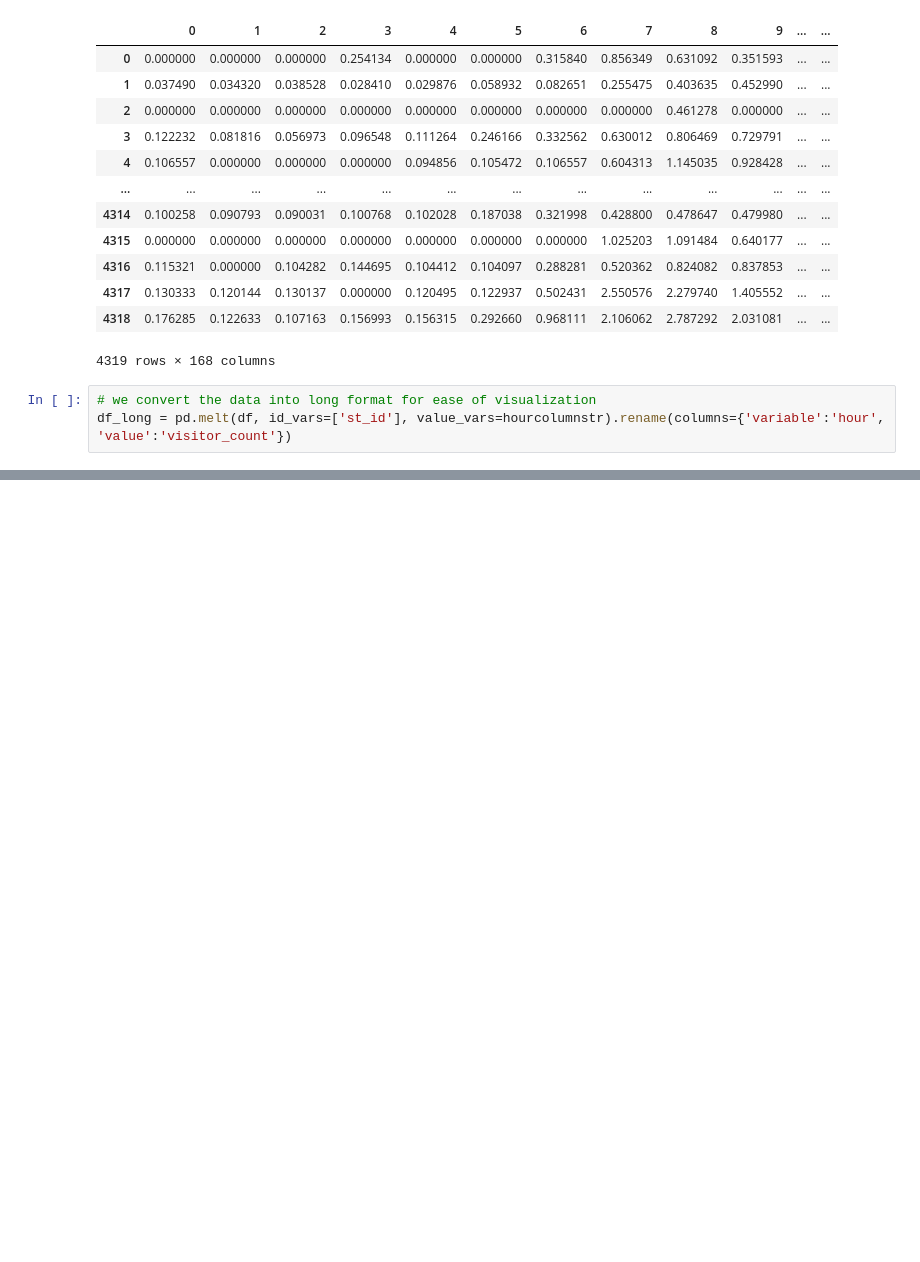
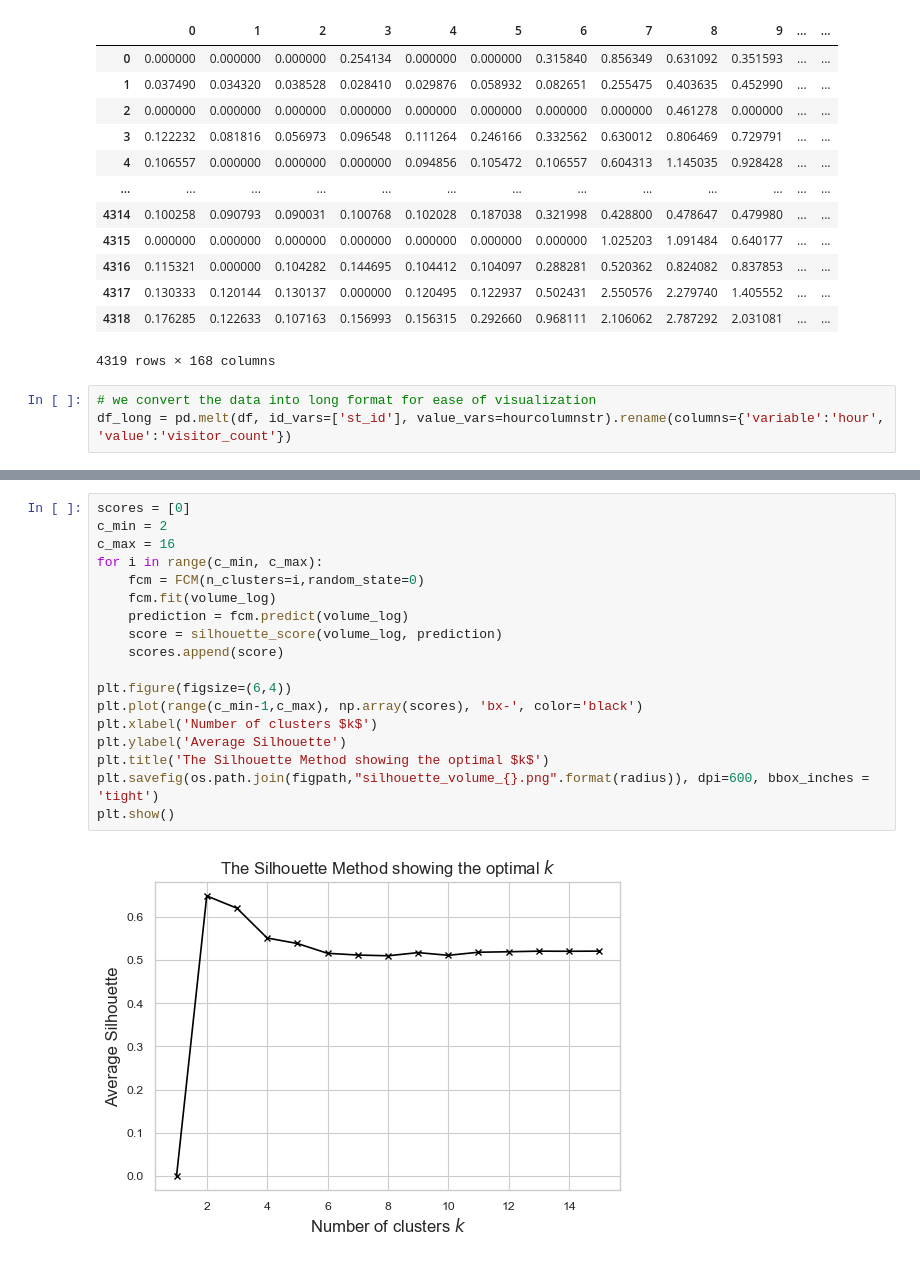
Before and after one commit to brookefzy/pitaya, a Jupyter notebook: ClusterSpacewithMobility/02_lab.ipynb, the cells around one changed output, grey strips where cells are left out. Drawn from its saved outputs; the diff is of its cells as text; blank space fills up the shorter version.

```diff
--- a/ClusterSpacewithMobility/02_lab.ipynb
+++ b/ClusterSpacewithMobility/02_lab.ipynb
@@ -289,0 +330,20 @@ def sample_num(prediction):
+# %%
+scores = [0]
+c_min = 2
+c_max = 16
+for i in range(c_min, c_max):
+    fcm = FCM(n_clusters=i,random_state=0)
+    fcm.fit(volume_log)
+    prediction = fcm.predict(volume_log)
+    score = silhouette_score(volume_log, prediction)
+    scores.append(score)
+
+plt.figure(figsize=(6,4))
+plt.plot(range(c_min-1,c_max), np.array(scores), 'bx-', color='black')
+plt.xlabel('Number of clusters $k$')
+plt.ylabel('Average Silhouette')
+plt.title('The Silhouette Method showing the optimal $k$')
+plt.savefig(os.path.join(figpath,"silhouette_volume_{}.png".format(radius)), dpi=600, bbox_inches = 'tight')
+plt.show()
+# %% [output]
+[figure, added]
```
Also changed, not shown: parts of 9 cells of this notebook, 5 other files.
